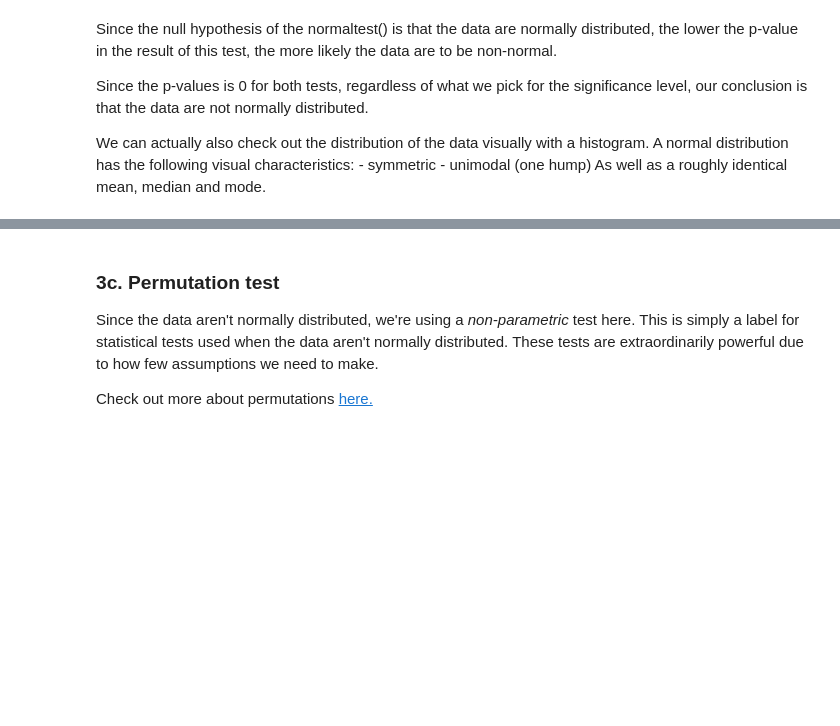
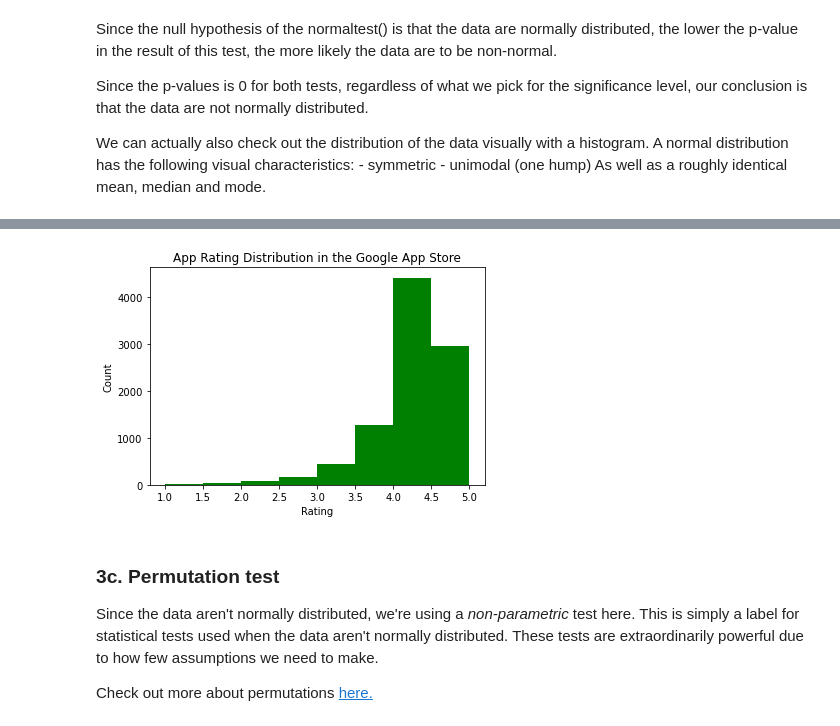
Before and after one commit to jay-laplante/SB-Data-Science-Projects, a Jupyter notebook: Apps Project, v2 (11.3)/Project Files/Springboard Apps project - Tier 3 - Complete.ipynb, the cells around one changed output, grey strips where cells are left out. Drawn from its saved outputs; the diff is of its cells as text; code cells hidden in the pictures; blank space fills up the shorter version.

```diff
--- a/Apps Project, v2 (11.3)/Project Files/Springboard Apps project - Tier 3 - Complete.ipynb
+++ b/Apps Project, v2 (11.3)/Project Files/Springboard Apps project - Tier 3 - Complete.ipynb
@@ -485,3 +493,12 @@ _ _ _
+# %%
+# Create a histogram of the google data
+plt.hist(google_ratings, bins = 8, color = 'Green')
+plt.xlabel('Rating')
+plt.ylabel('Count')
+plt.title('App Rating Distribution in the Google App Store')
+plt.show()
+# %% [output]
+[figure, added]
 # %% [markdown]
 ### 3c. Permutation test
 Since the data aren't normally distributed, we're using a *non-parametric* test here. This is simply a label for statistical tests used when the data aren't normally distributed. These tests are extraordinarily powerful due to how few assumptions we need to make.
```
Also changed, not shown: parts of 6 cells of this notebook.
